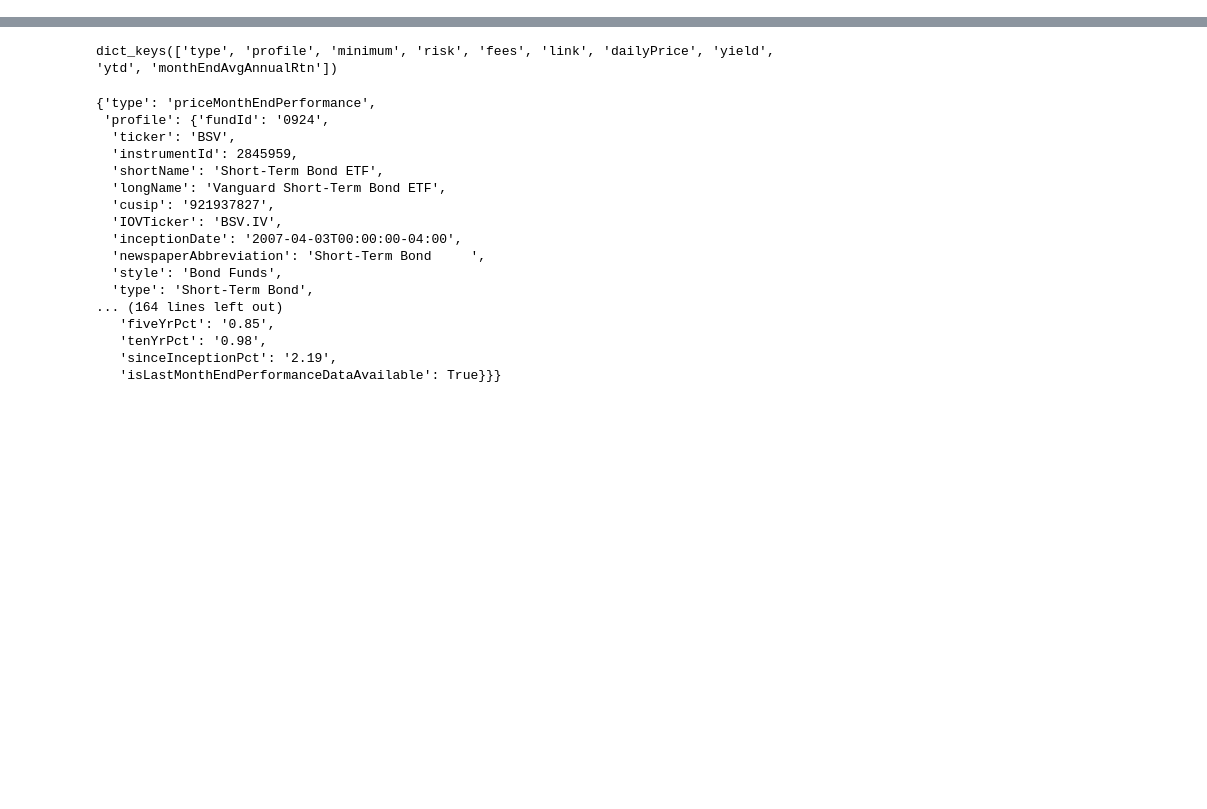
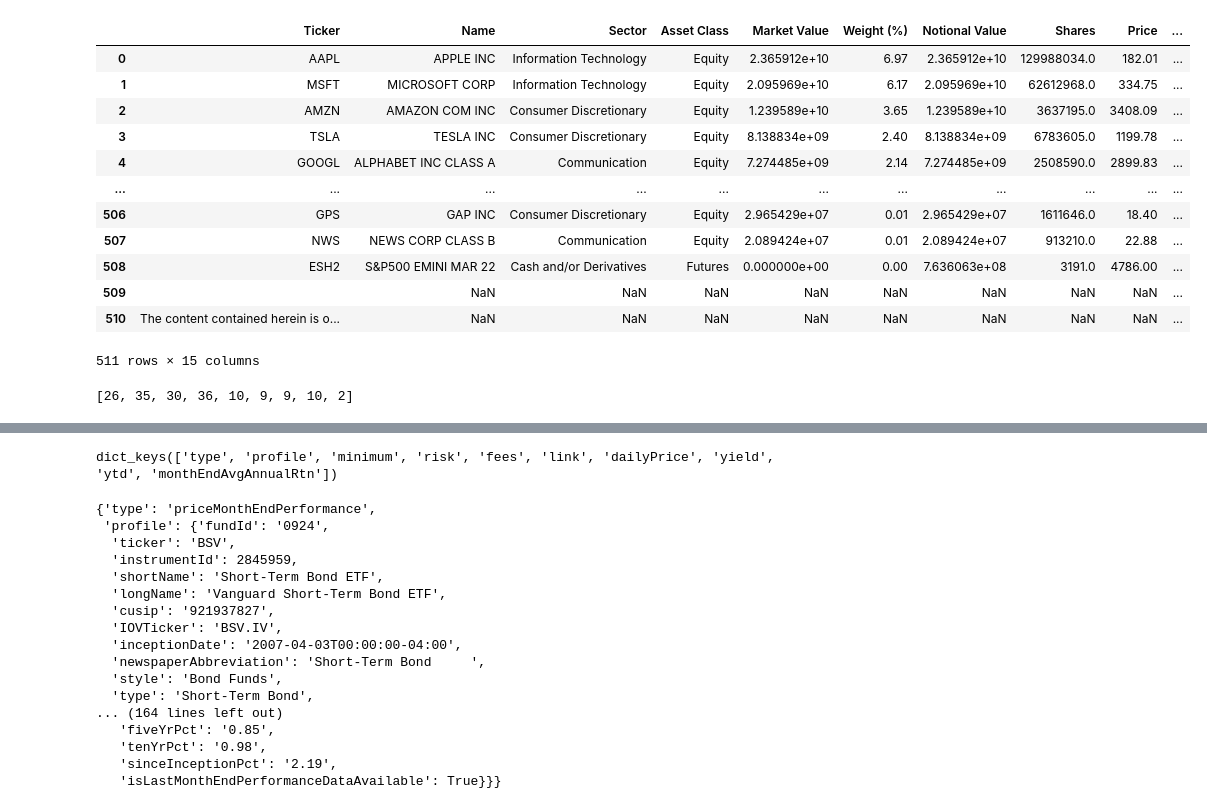
Before and after one commit to nikulpatel3141/ETF-Scraper, a Jupyter notebook: Notebooks/scripting.ipynb, the cells around one changed output, grey strips where cells are left out. Saved outputs shown, nothing was run; the diff lists cells and outputs as text; code cells hidden in the pictures; blank space fills up the shorter version.

```diff
--- a/Notebooks/scripting.ipynb
+++ b/Notebooks/scripting.ipynb
@@ -146,0 +305,7 @@ def get_holdings(date):
+# %%
+r = get_holdings(query_dates[0])
+s = StringIO(r.content.decode(encoding="UTF-8-SIG"))
+
+l = [s.readline().rstrip('\n') for _ in range(9)]
+
+df1 = pd.read_csv(s, thousands=",", na_values='-')
@@ -146,0 +315,20 @@ def get_holdings(date):
+# %%
+df1
+# %% [output]
+|  | Ticker | Name | Sector | Asset Class | Market Value | Weight (%) | Notional Value | Shares | Price | ... |
+| 0 | AAPL | APPLE INC | Information Technology | Equity | 2.365912e+10 | 6.97 | 2.365912e+10 | 129988034.0 | 182.01 | ... |
+| 1 | MSFT | MICROSOFT CORP | Information Technology | Equity | 2.095969e+10 | 6.17 | 2.095969e+10 | 62612968.0 | 334.75 | ... |
+| 2 | AMZN | AMAZON COM INC | Consumer Discretionary | Equity | 1.239589e+10 | 3.65 | 1.239589e+10 | 3637195.0 | 3408.09 | ... |
+| 3 | TSLA | TESLA INC | Consumer Discretionary | Equity | 8.138834e+09 | 2.40 | 8.138834e+09 | 6783605.0 | 1199.78 | ... |
+| 4 | GOOGL | ALPHABET INC CLASS A | Communication | Equity | 7.274485e+09 | 2.14 | 7.274485e+09 | 2508590.0 | 2899.83 | ... |
+| ... | ... | ... | ... | ... | ... | ... | ... | ... | ... | ... |
+| 506 | GPS | GAP INC | Consumer Discretionary | Equity | 2.965429e+07 | 0.01 | 2.965429e+07 | 1611646.0 | 18.40 | ... |
+| 507 | NWS | NEWS CORP CLASS B | Communication | Equity | 2.089424e+07 | 0.01 | 2.089424e+07 | 913210.0 | 22.88 | ... |
+| 508 | ESH2 | S&P500 EMINI MAR 22 | Cash and/or Derivatives | Futures | 0.000000e+00 | 0.00 | 7.636063e+08 | 3191.0 | 4786.00 | ... |
+| 509 |  | NaN | NaN | NaN | NaN | NaN | NaN | NaN | NaN | ... |
+| 510 | The content contained herein is o... | NaN | NaN | NaN | NaN | NaN | NaN | NaN | NaN | ... |
+511 rows × 15 columns
+# %%
+[len(x) for x in l]
+# %% [output]
+[26, 35, 30, 36, 10, 9, 9, 10, 2]
```
Also changed, not shown: parts of 15 cells of this notebook.
